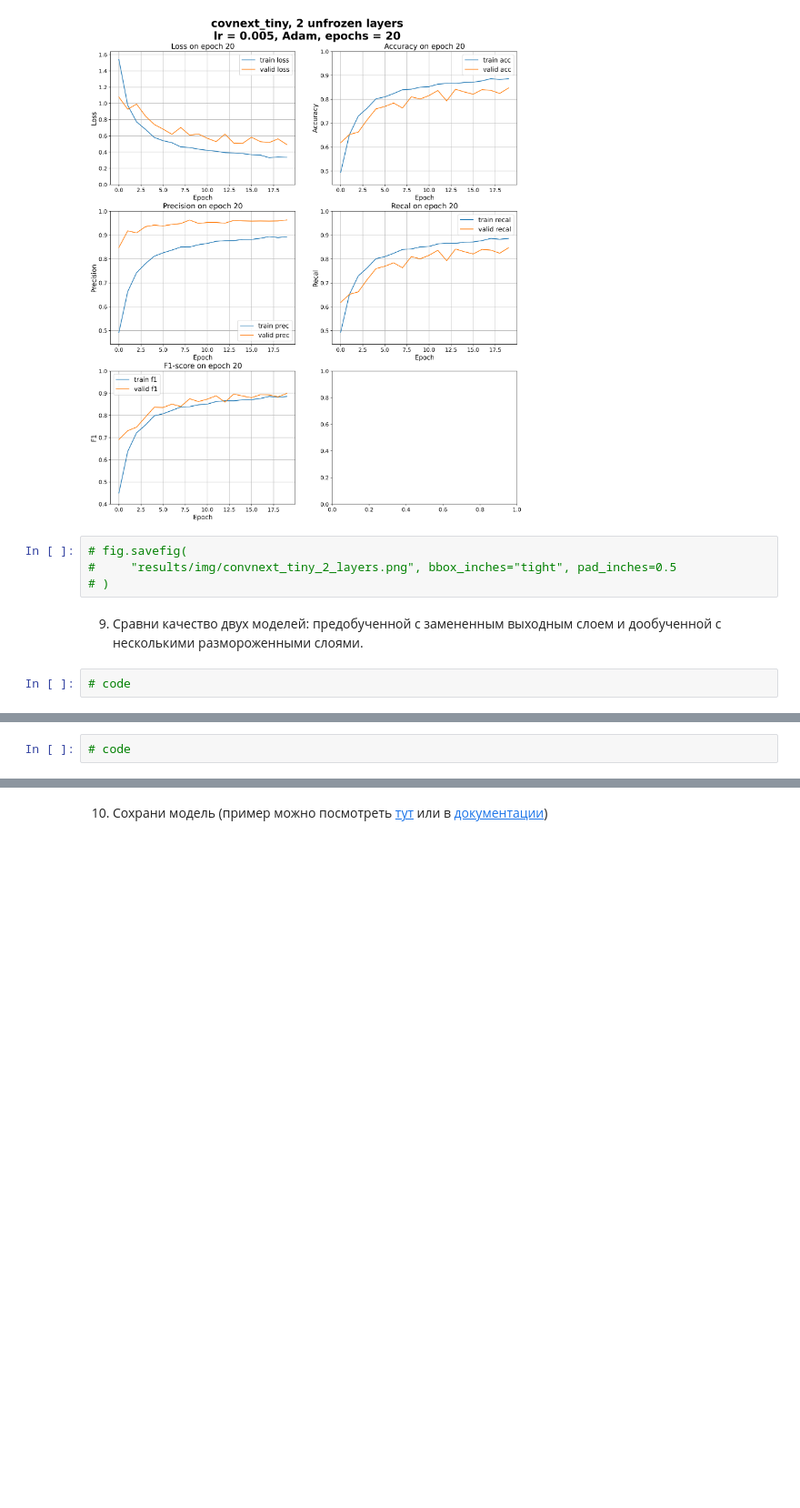
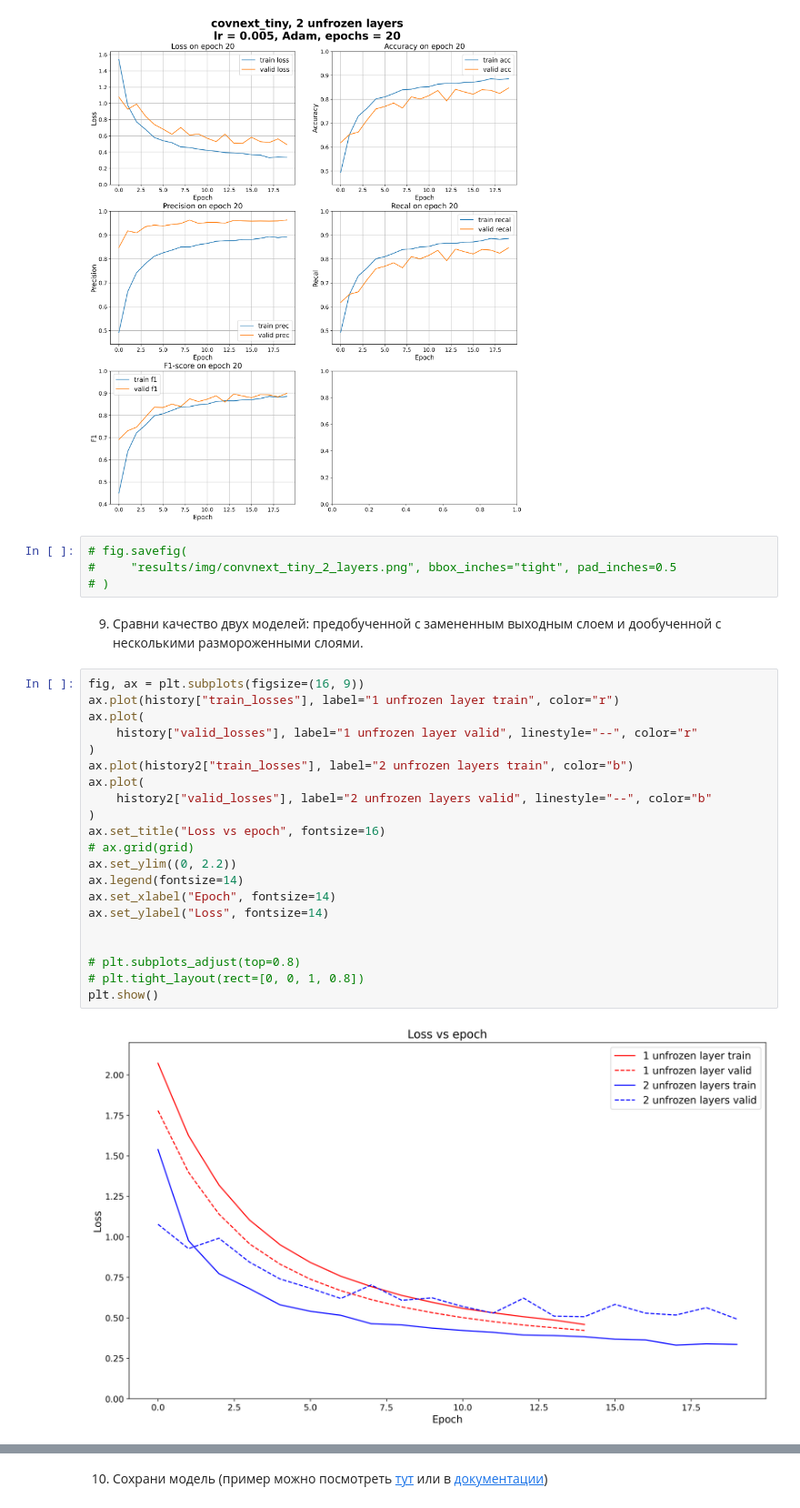
Before and after one commit to DmitriiPrikhodko/ds-phase-2-git, a Jupyter notebook: week1/day4/08-04-task.ipynb, the cells around one changed output, grey strips where cells are left out. Shown at 91% size. Cells and saved outputs as stored; diff of their text form; blank space fills up the shorter version.

```diff
--- a/week1/day4/08-04-task.ipynb
+++ b/week1/day4/08-04-task.ipynb
@@ -777,9 +777,28 @@ AttributeError: '_MultiProcessingDataLoaderIter' object has no attribute '_worke
 # )
 # %% [markdown]
 9. Сравни качество двух моделей: предобученной с замененным выходным слоем и дообученной с несколькими размороженными слоями.
-# %%
-# code
+# %%
+fig, ax = plt.subplots(figsize=(16, 9))
+ax.plot(history["train_losses"], label="1 unfrozen layer train", color="r")
+ax.plot(
+    history["valid_losses"], label="1 unfrozen layer valid", linestyle="--", color="r"
+)
+ax.plot(history2["train_losses"], label="2 unfrozen layers train", color="b")
+ax.plot(
+    history2["valid_losses"], label="2 unfrozen layers valid", linestyle="--", color="b"
+)
+ax.set_title("Loss vs epoch", fontsize=16)
+# ax.grid(grid)
+ax.set_ylim((0, 2.2))
+ax.legend(fontsize=14)
+ax.set_xlabel("Epoch", fontsize=14)
+ax.set_ylabel("Loss", fontsize=14)
+
+
+# plt.subplots_adjust(top=0.8)
+# plt.tight_layout(rect=[0, 0, 1, 0.8])
+plt.show()
+# %% [output]
+[figure, added]
 # %% [markdown]
 <img src="https://icons.iconarchive.com/icons/icons8/windows-8/256/Programming-Github-icon.png" width=32 /> Сохрани файл для __github__ и распечатай результат команды `!git status` в ячейке ниже.
-# %%
-# code
```
Also changed, not shown: parts of 6 cells of this notebook, 59 other files.
